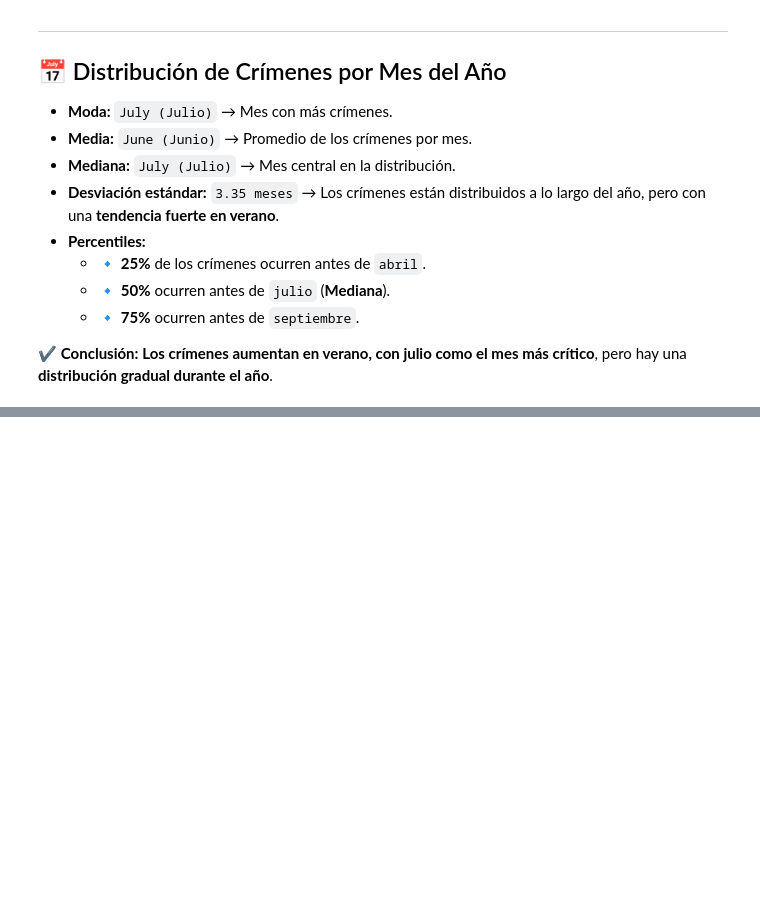
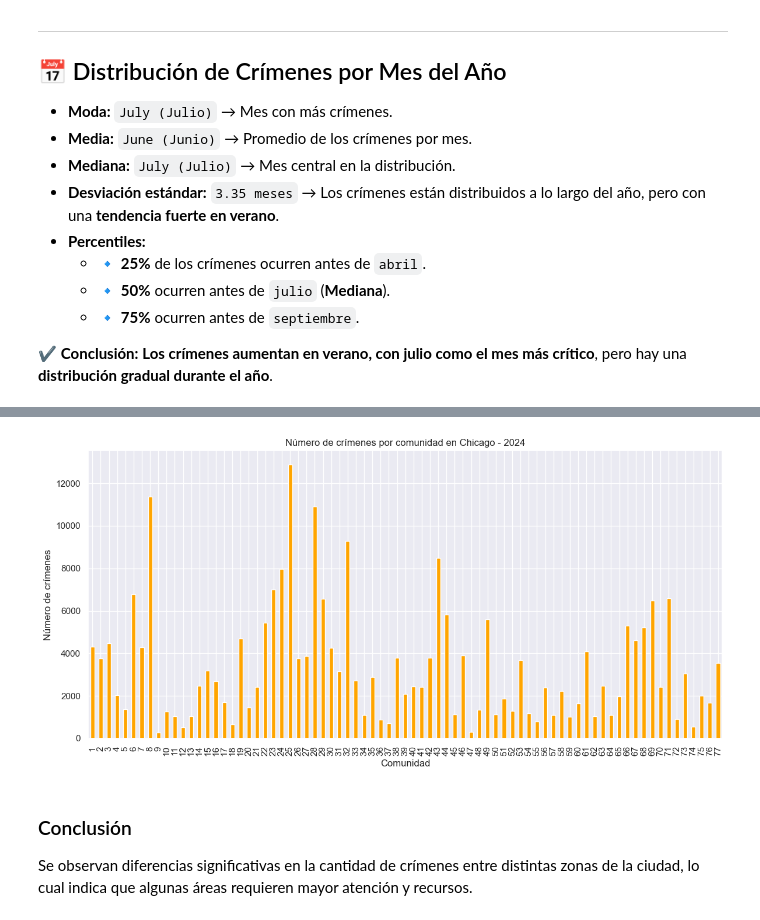
Before and after one commit to mbarquienero/Analisis_de_datos, a Jupyter notebook: chicago_crimenes.ipynb, the cells around one changed output, grey strips where cells are left out. Cells and saved outputs as stored; diff of their text form; code cells hidden in the pictures; blank space fills up the shorter version.

```diff
--- a/chicago_crimenes.ipynb
+++ b/chicago_crimenes.ipynb
@@ -1400,0 +1421,15 @@ Percentiles: 25%=April, 50%=July, 75%=September
+# %%
+# Visualizar los crímenes por comunidad
+plt.figure(figsize=(12, 6))
+crimenes_por_comunidad.plot(kind='bar', color='orange')
+plt.title('Número de crímenes por comunidad en Chicago - 2024')
+plt.xlabel('Comunidad')
+plt.ylabel('Número de crímenes')
+plt.grid(True)
+plt.tight_layout()
+plt.show()
+# %% [output]
+[figure, added]
+# %% [markdown]
+### Conclusión
+Se observan diferencias significativas en la cantidad de crímenes entre distintas zonas de la ciudad, lo cual indica que algunas áreas requieren mayor atención y recursos.
```
Also changed, not shown: parts of 25 cells of this notebook.
